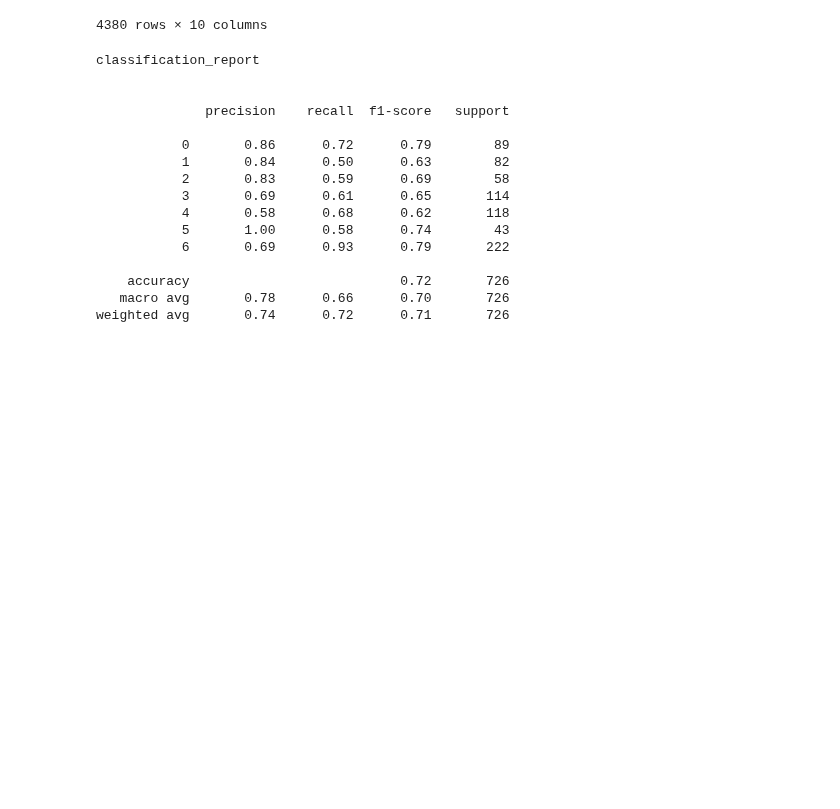
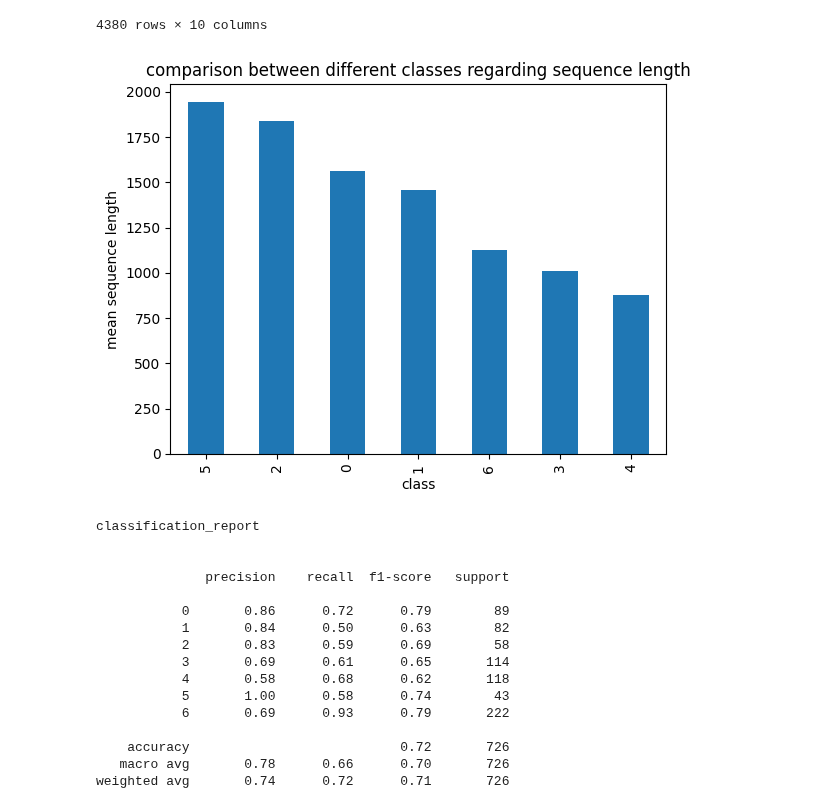
Before and after one commit to YamenNahhas/my-data-project, a Jupyter notebook: notebooks/DNA classification/Human Data Sequnence.ipynb, the cells around one changed output. Cells and saved outputs as stored; diff of their text form; code cells hidden in the pictures; blank space fills up the shorter version.

```diff
--- a/notebooks/DNA classification/Human Data Sequnence.ipynb
+++ b/notebooks/DNA classification/Human Data Sequnence.ipynb
@@ -314,4 +315,14 @@ df
 | 4378 | ATGGGGCACCTGGTTTGCTGTCTGTGTGGCAAG... | 6 | 0 | 753.0 | 0.252324 | 0.258964 | 0.292165 | 0.196547 | 0.551129 | ... |
 | 4379 | ATGCAGTCCTTTCGGGAGCAAAGCAGTTACCAC... | 6 | 0 | 459.0 | 0.239651 | 0.257081 | 0.315904 | 0.187364 | 0.572985 | ... |
 4380 rows × 10 columns
+# %%
+#comparison between different classes regarding sequence length
+mean_length = df.groupby("class")["seq_length"].mean()
+
+mean_length.sort_values(ascending=False).plot.bar()
+plt.title('comparison between different classes regarding sequence length')
+plt.ylabel('mean sequence length')
+plt.show()
+# %% [output]
+[figure, added]
 # %%
```
Also changed, not shown: parts of 14 cells of this notebook.
